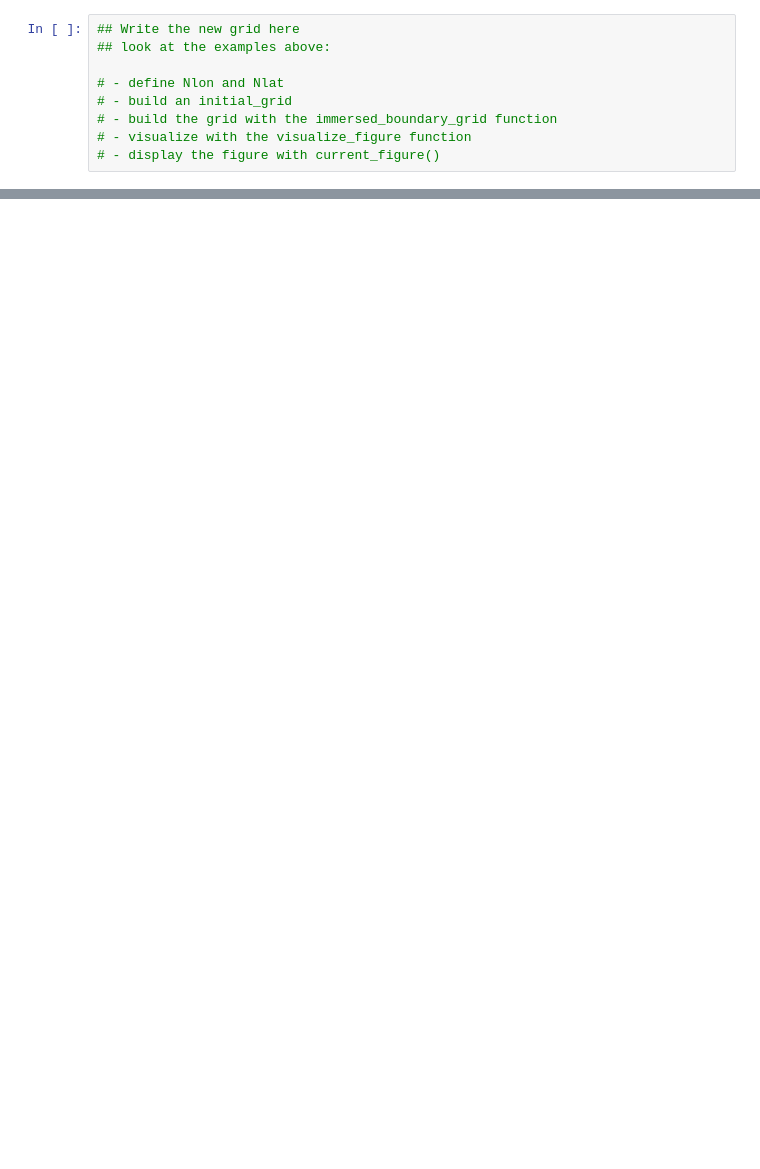
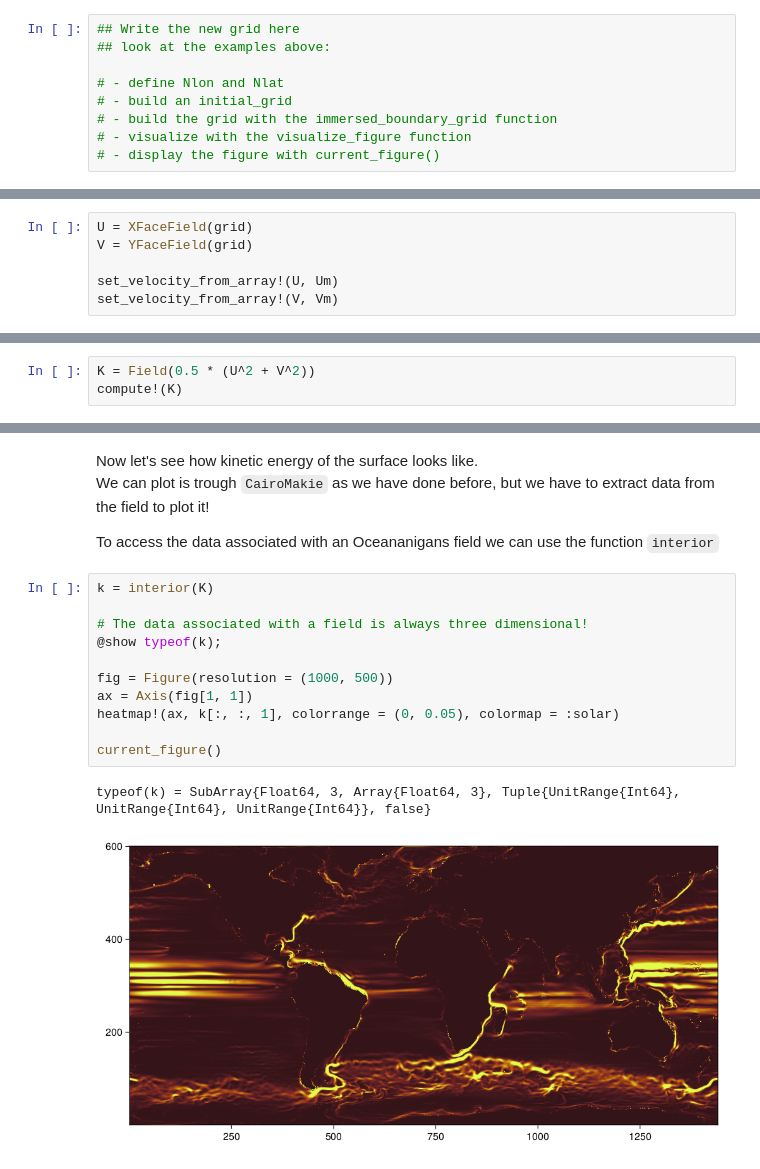
Before and after one commit to coessing/coessing2022-hub, a Jupyter notebook: julia-ocean-model/01_build_a_discrete_ocean.ipynb, the cells around one changed output, grey strips where cells are left out. Cells and saved outputs as stored; diff of their text form; blank space fills up the shorter version.

```diff
--- a/julia-ocean-model/01_build_a_discrete_ocean.ipynb
+++ b/julia-ocean-model/01_build_a_discrete_ocean.ipynb
@@ -186,0 +265,6 @@ the bathymetry data is (1440 x 600) so the maximum resolution allowable is `Nx =
+# %%
+U = XFaceField(grid)
+V = YFaceField(grid)
+
+set_velocity_from_array!(U, Um)
+set_velocity_from_array!(V, Vm)
@@ -186,0 +285,3 @@ the bathymetry data is (1440 x 600) so the maximum resolution allowable is `Nx =
+# %%
+K = Field(0.5 * (U^2 + V^2))
+compute!(K)
@@ -186,0 +297,19 @@ the bathymetry data is (1440 x 600) so the maximum resolution allowable is `Nx =
+# %% [markdown]
+Now let's see how kinetic energy of the surface looks like. <br>
+We can plot is trough `CairoMakie` as we have done before, but we have to extract data from the field to plot it! <br>
+
+To access the data associated with an Oceananigans field we can use the function `interior`
+# %%
+k = interior(K)
+
+# The data associated with a field is always three dimensional!
+@show typeof(k);
+
+fig = Figure(resolution = (1000, 500))
+ax = Axis(fig[1, 1])
+heatmap!(ax, k[:, :, 1], colorrange = (0, 0.05), colormap = :solar)
+
+current_figure()
+# %% [output]
+typeof(k) = SubArray{Float64, 3, Array{Float64, 3}, Tuple{UnitRange{Int64}, UnitRange{Int64}, UnitRange{Int64}}, false}
+[figure, added]
```
Also changed, not shown: parts of 25 cells of this notebook, 2 other files.
